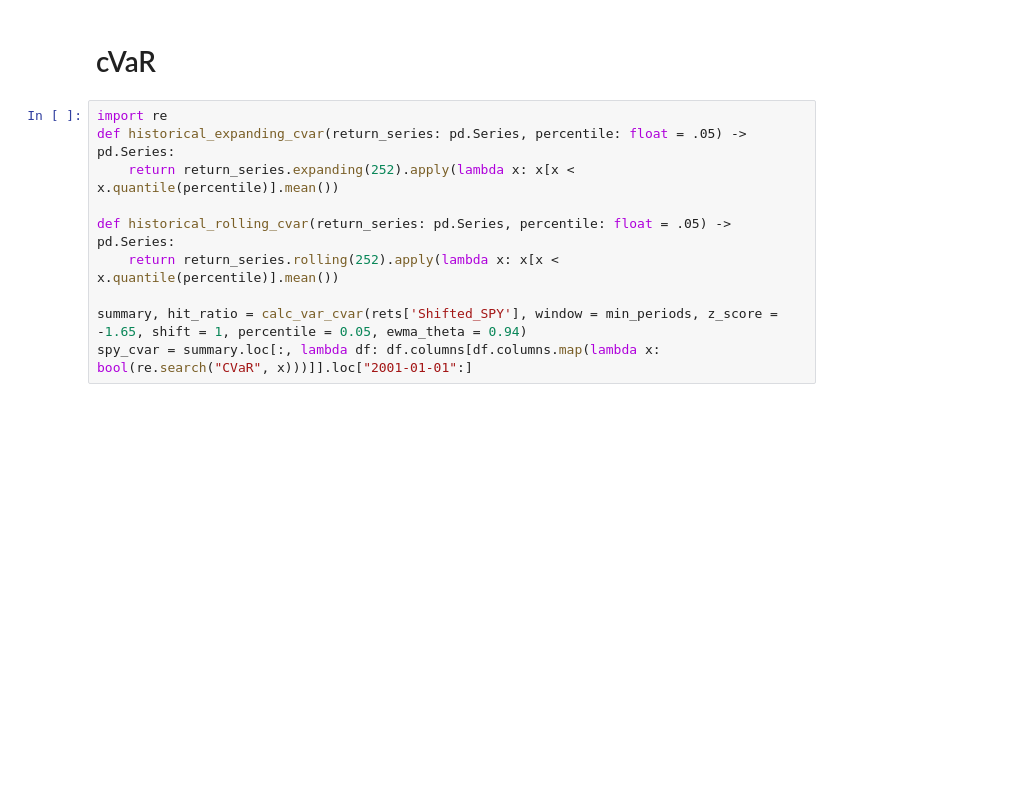
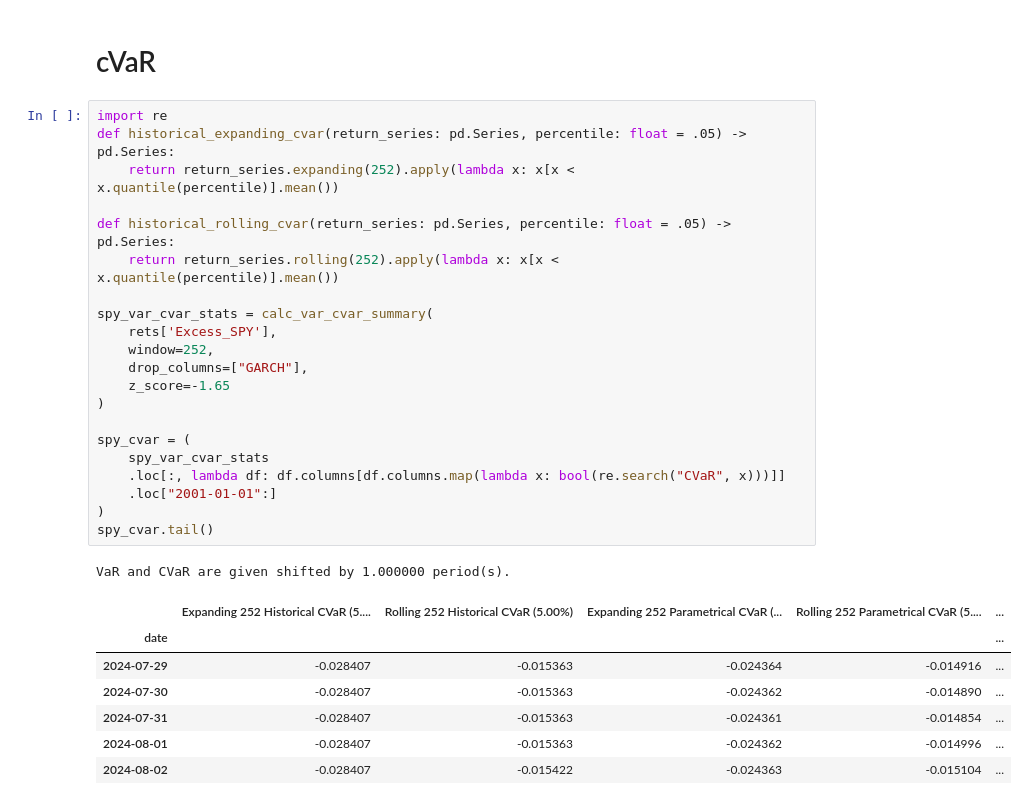
Before and after one commit to ccwhgetgit/finm-portfolio-2024, a Jupyter notebook: exam/MidTerm_Notes_2.ipynb, the cells around one changed output. Cells and saved outputs as stored; diff of their text form; blank space fills up the shorter version.

```diff
--- a/exam/MidTerm_Notes_2.ipynb
+++ b/exam/MidTerm_Notes_2.ipynb
@@ -433,11 +504,31 @@ hit_ratio
 # %%
 import re
 def historical_expanding_cvar(return_series: pd.Series, percentile: float = .05) -> pd.Series:
     return return_series.expanding(252).apply(lambda x: x[x < x.quantile(percentile)].mean())
 
 def historical_rolling_cvar(return_series: pd.Series, percentile: float = .05) -> pd.Series:
     return return_series.rolling(252).apply(lambda x: x[x < x.quantile(percentile)].mean())
 
-summary, hit_ratio = calc_var_cvar(rets['Shifted_SPY'], window = min_periods, z_score = -1.65, shift = 1, percentile = 0.05, ewma_theta = 0.94)
-spy_cvar = summary.loc[:, lambda df: df.columns[df.columns.map(lambda x: bool(re.search("CVaR", x)))]].loc["2001-01-01":]
+spy_var_cvar_stats = calc_var_cvar_summary(
+    rets['Excess_SPY'],
+    window=252,
+    drop_columns=["GARCH"],
+    z_score=-1.65
+)
+
+spy_cvar = (
+    spy_var_cvar_stats
+    .loc[:, lambda df: df.columns[df.columns.map(lambda x: bool(re.search("CVaR", x)))]]
+    .loc["2001-01-01":]
+)
+spy_cvar.tail()
+# %% [output]
+VaR and CVaR are given shifted by 1.000000 period(s).
+|  | Expanding 252 Historical CVaR (5.... | Rolling 252 Historical CVaR (5.00%) | Expanding 252 Parametrical CVaR (... | Rolling 252 Parametrical CVaR (5.... | ... |
+| date |  |  |  |  | ... |
+| 2024-07-29 | -0.028407 | -0.015363 | -0.024364 | -0.014916 | ... |
+| 2024-07-30 | -0.028407 | -0.015363 | -0.024362 | -0.014890 | ... |
+| 2024-07-31 | -0.028407 | -0.015363 | -0.024361 | -0.014854 | ... |
+| 2024-08-01 | -0.028407 | -0.015363 | -0.024362 | -0.014996 | ... |
+| 2024-08-02 | -0.028407 | -0.015422 | -0.024363 | -0.015104 | ... |
 # %%
```
Also changed, not shown: parts of 14 cells of this notebook, 3 other files.
